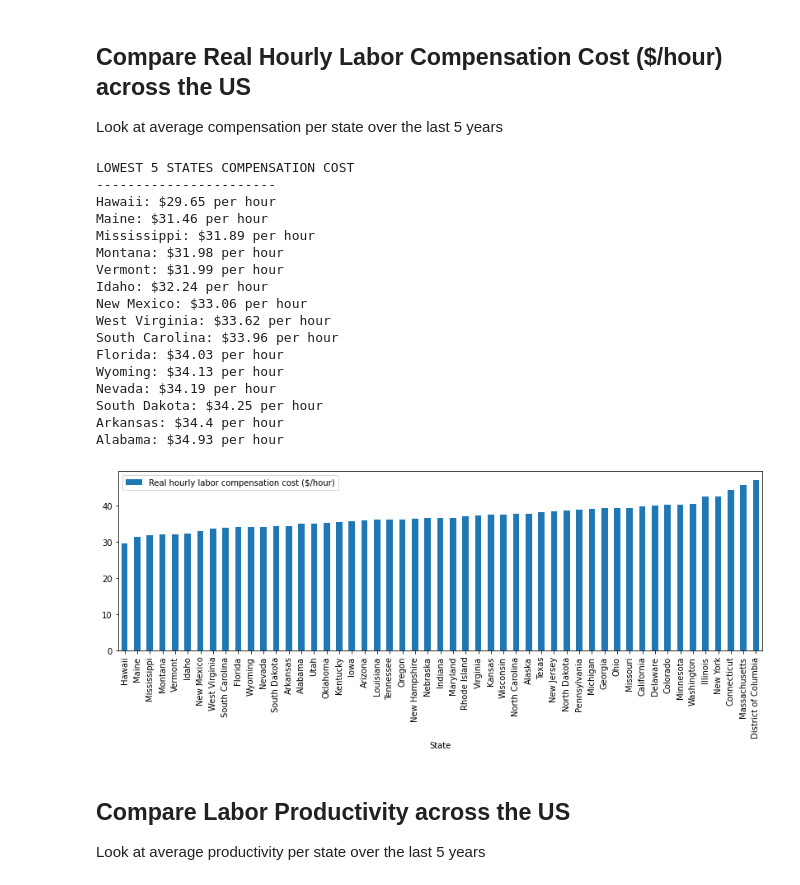
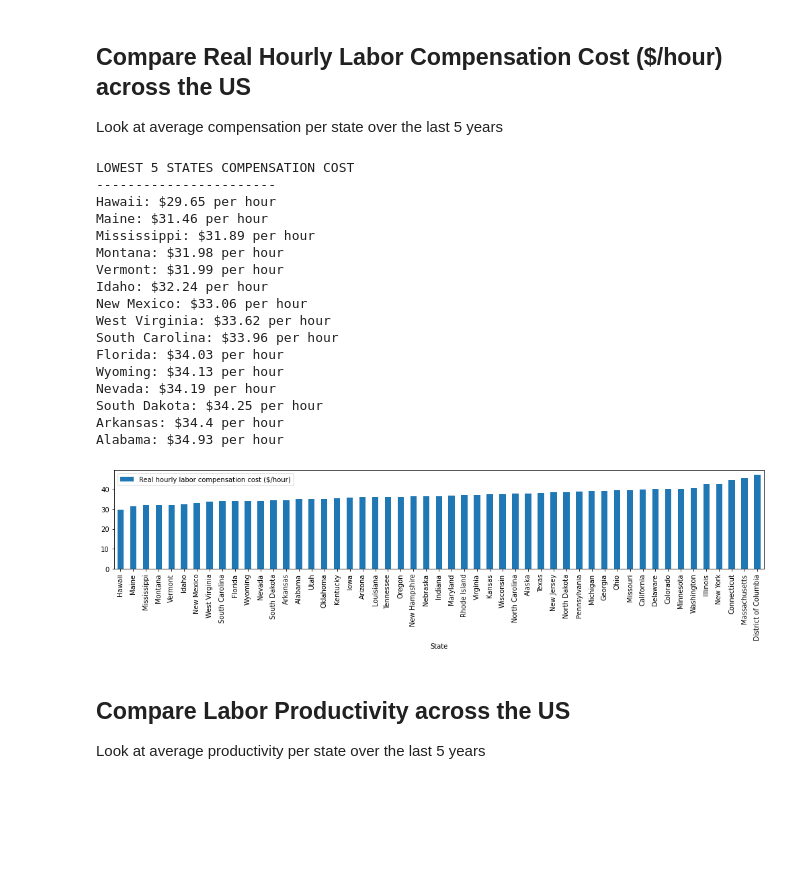
Before and after one commit to Blashford/Next-Factory-ACME, a Jupyter notebook: starter_notebook.ipynb, the cells around one changed output. Drawn from its saved outputs; the diff is of its cells as text; code cells hidden in the pictures; blank space fills up the shorter version.

```diff
--- a/starter_notebook.ipynb
+++ b/starter_notebook.ipynb
@@ -38,34 +38,35 @@ Look at average compensation per state over the last 5 years
 avg_comp = labor_df.groupby('State').mean()
 avg_comp_sorted = avg_comp.sort_values(['Real hourly labor compensation cost ($/hour)'])
 avg_comp_sorted.plot(kind="bar", y=['Real hourly labor compensation cost ($/hour)'], figsize=(14,4))
 
 # Print out the lowest 5 for visibility
 lowest_comps = avg_comp_sorted.iloc[0:15,:]
 print("LOWEST 5 STATES COMPENSATION COST\n-----------------------")
 low_comp_list = []
 for index,row in lowest_comps.iterrows():
     low_comp_list.append(index)
     print(f"{index}: ${round(row['Real hourly labor compensation cost ($/hour)'],2)} per hour")
+plt.tight_layout()
 plt.savefig('laborcompcost.png')
 # %% [output]
 LOWEST 5 STATES COMPENSATION COST
 -----------------------
 Hawaii: $29.65 per hour
 Maine: $31.46 per hour
 Mississippi: $31.89 per hour
 Montana: $31.98 per hour
 Vermont: $31.99 per hour
 Idaho: $32.24 per hour
 New Mexico: $33.06 per hour
 West Virginia: $33.62 per hour
 South Carolina: $33.96 per hour
 Florida: $34.03 per hour
 Wyoming: $34.13 per hour
 Nevada: $34.19 per hour
 South Dakota: $34.25 per hour
 Arkansas: $34.4 per hour
 Alabama: $34.93 per hour
-[figure, old version]
+[figure, new version]
 # %% [markdown]
 ## Compare Labor Productivity across the US
 Look at average productivity per state over the last 5 years
```
Also changed, not shown: parts of 3 cells of this notebook, 4 other files.
